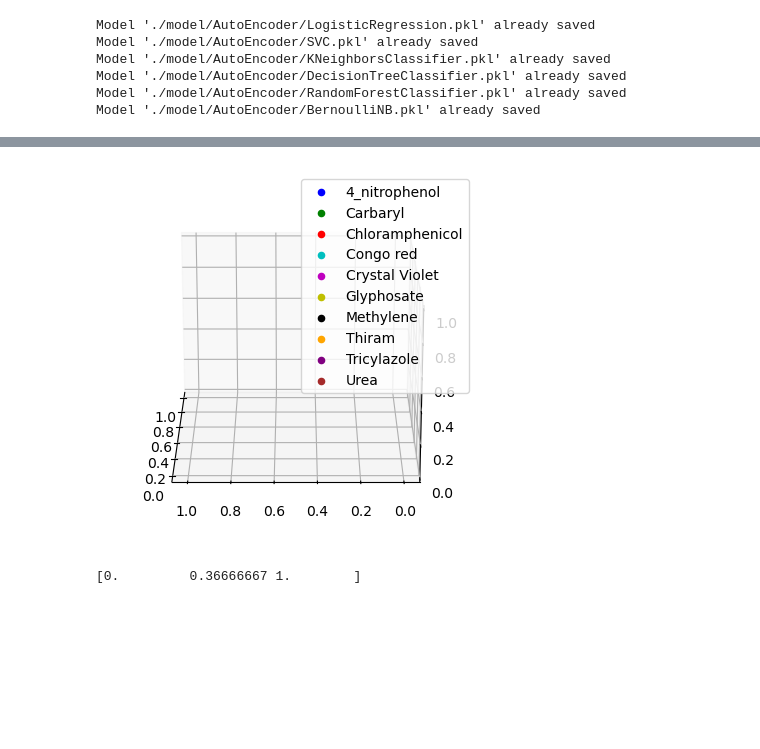
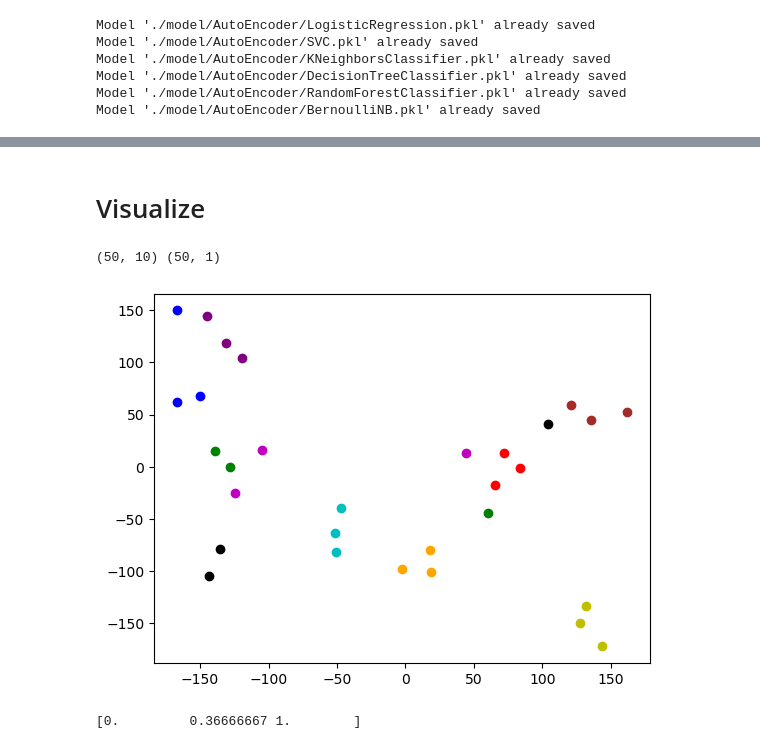
Before and after one commit to qkhanh711/NanoClassification, a Jupyter notebook: NANO.ipynb, the cells around one changed output, grey strips where cells are left out. Drawn from its saved outputs; the diff is of its cells as text; code cells hidden in the pictures; blank space fills up the shorter version.

```diff
--- a/NANO.ipynb
+++ b/NANO.ipynb
@@ -444,0 +444,2 @@ F1-score: 0.5238
+# %% [markdown]
+# Visualize
@@ -445,13 +465,49 @@ F1-score: 0.5238
+# %%
+def make_data(paths_data = paths, num_features=None):
+    X = np.empty((0, num_features))
+    labels = np.empty((0, 1))
+    for i in range(0, len(paths_data)):
+        folder_path = paths_data[i]
+        for j in range(0, 5):
+            file_path = os.path.join(folder_path, f"{file_names[j]}")
+            data = pd.read_csv(file_path, sep="\t")
+
+            x = data.iloc[[1885, 1391, 1670, 1407, 1421, 1577, 1878, 1512, 1892, 1596], 1].values
+
+            label = np.full((1, 1), i)
+
+            X = np.concatenate((X, [x]), axis=0)
+            labels = np.concatenate((labels, label), axis=0)
+
+    indices = np.arange(X.shape[0])
+    np.random.shuffle(indices)
+    X = X[indices]
+    labels = labels[indices]
+
+    return X, labels
+X, y = make_data(paths, 10)
+# %%
+
+print(X.shape, y.shape)
+X_max = X.max(axis = 0, keepdims = True)
+X_min = X.min(axis = 0, keepdims = True)
+
+X = Norm(X)
+
+from sklearn.model_selection import train_test_split
+
+X_train, X_test, y_train, y_test = train_test_split(X, y, test_size= 0.4, stratify=y, shuffle= True, random_state= 42)
+# %% [output]
+(50, 10) (50, 1)
 # %%
 from sklearn.manifold import TSNE
 
-tsne = TSNE(n_components=3, perplexity=30)
+tsne = TSNE(n_components=2, perplexity=4)
 
-X_tsne = tsne.fit_transform(X)
+X_tsne = tsne.fit_transform(X_train)
+visualize(X_tsne,y_train, option = "2d",eval = 50, azim =40, legend = False)
+# %% [output]
+[figure, added]
-# %%
-visualize(X,y, option = "3d",eval = 20, azim = 180, legend = True)
-# %% [output]
-[figure, removed]
 # %%
 a = np.array([-10, 1, 20])
 b = np.maximum(a,0)
```
Also changed, not shown: parts of 6 cells of this notebook, 6 other files.
